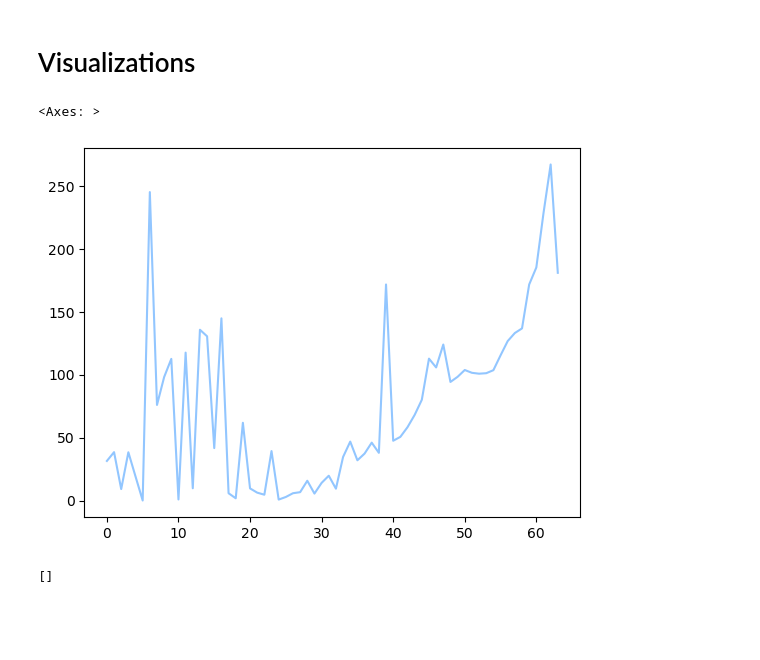
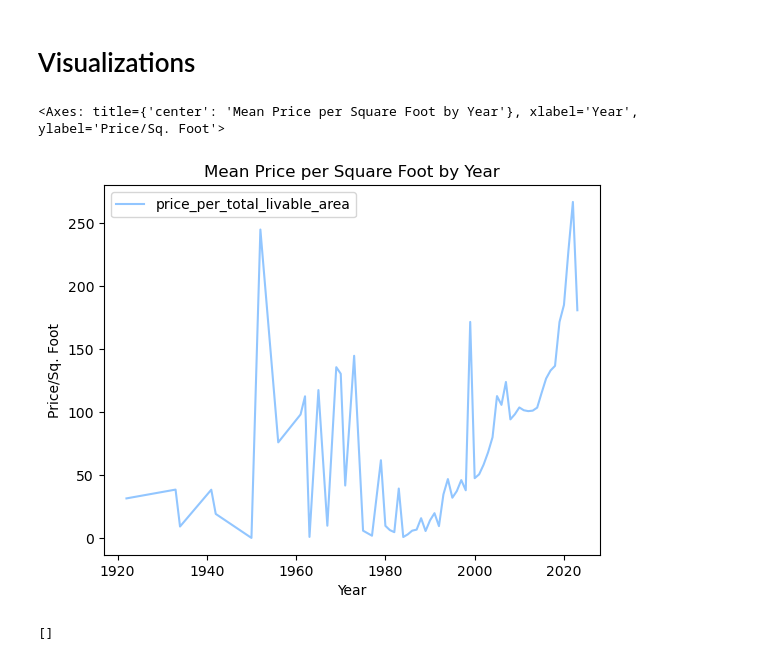
Before and after one commit to AGanguli/PhillyRealEstateEstimator, a Jupyter notebook: create-model.ipynb, the cells around one changed output. Cells and saved outputs as stored; diff of their text form; code cells hidden in the pictures; blank space fills up the shorter version.

Commit message:
Fix the titles on some of the graphs.

```diff
--- a/create-model.ipynb
+++ b/create-model.ipynb
@@ -222,8 +238,14 @@ plt.style.use('seaborn-v0_8-pastel')
 # %%
-price_per_area['price_per_total_livable_area'].plot()
+price_per_area.plot(
+    title="Mean Price per Square Foot by Year",
+    x = 'transfer_year',
+    y = 'price_per_total_livable_area',
+    xlabel = "Year",
+    ylabel = "Price/Sq. Foot"
+)
 # %% [output]
-<Axes: >
+<Axes: title={'center': 'Mean Price per Square Foot by Year'}, xlabel='Year', ylabel='Price/Sq. Foot'>
-[figure, old version]
+[figure, new version]
 # %%
 fig, ax = plt.subplots(figsize=(10,10))
 ax.set(title='Price per square foot vs year',
```
Also changed, not shown: parts of 19 cells of this notebook.
